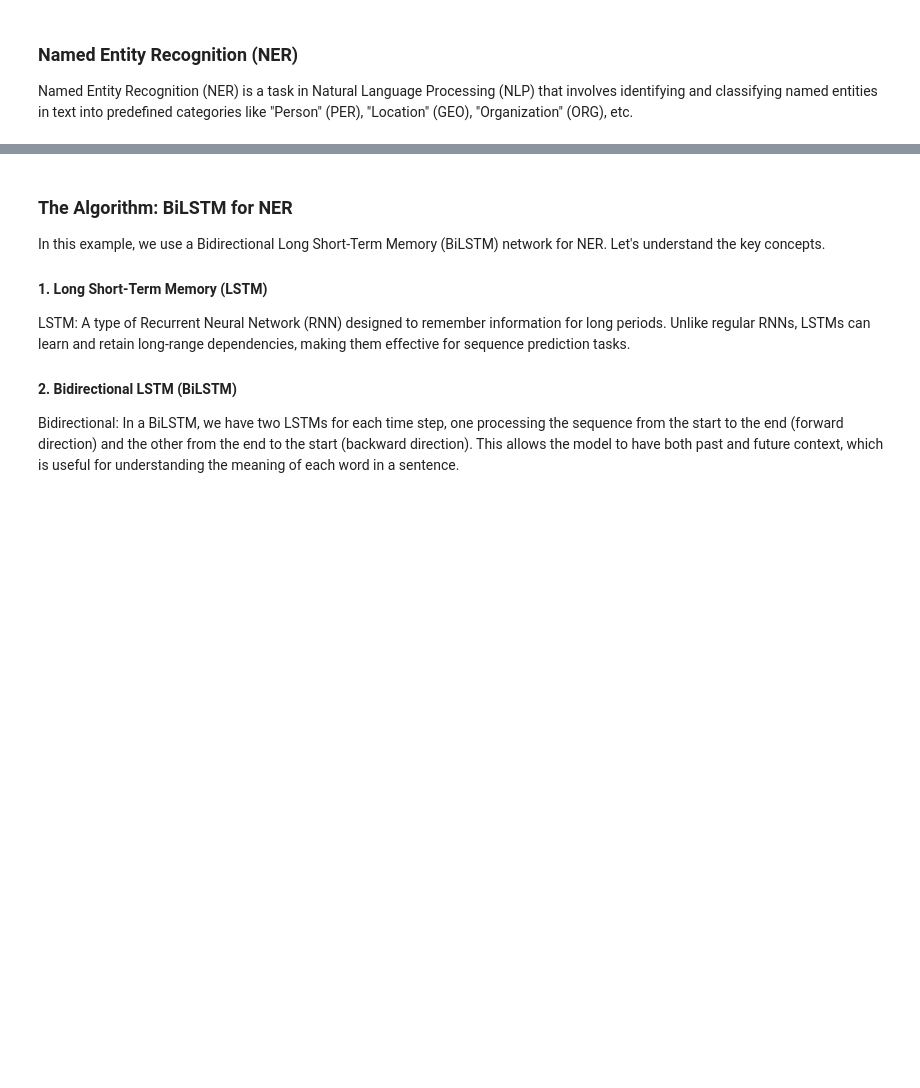
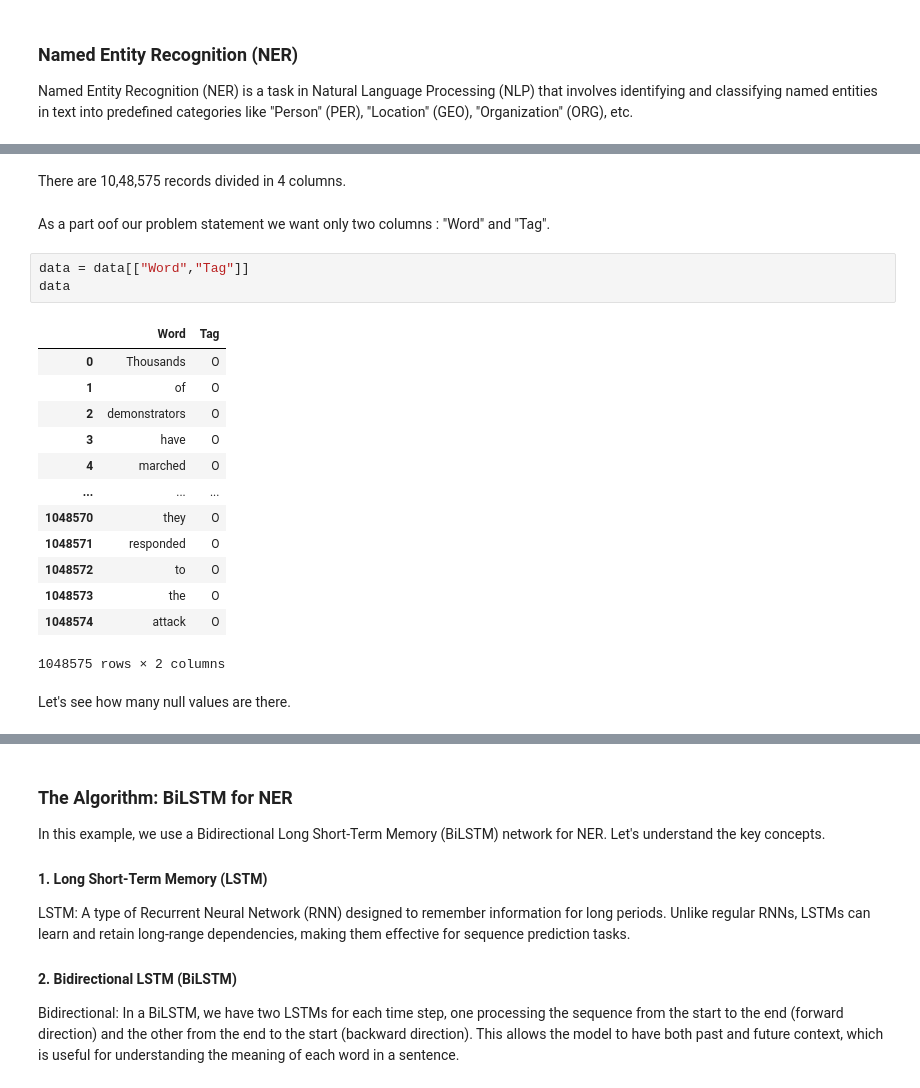
Before and after one commit to rahulbhoyar1995/NER-Case-Study, a Jupyter notebook: ner_analysis.ipynb, the cells around one changed output, grey strips where cells are left out. Drawn from its saved outputs; the diff is of its cells as text; blank space fills up the shorter version.

```diff
--- a/ner_analysis.ipynb
+++ b/ner_analysis.ipynb
@@ -8,0 +30,23 @@ Named Entity Recognition (NER) is a task in Natural Language Processing (NLP) th
+# %% [markdown]
+There are 10,48,575 records divided in 4 columns.
+# %% [markdown]
+As a part oof our problem statement we want only two columns : "Word" and "Tag".
+# %%
+data = data[["Word","Tag"]]
+data
+# %% [output]
+|  | Word | Tag |
+| 0 | Thousands | O |
+| 1 | of | O |
+| 2 | demonstrators | O |
+| 3 | have | O |
+| 4 | marched | O |
+| ... | ... | ... |
+| 1048570 | they | O |
+| 1048571 | responded | O |
+| 1048572 | to | O |
+| 1048573 | the | O |
+| 1048574 | attack | O |
+1048575 rows × 2 columns
+# %% [markdown]
+Let's see how many null values are there.
```
Also changed, not shown: parts of 29 cells of this notebook.
